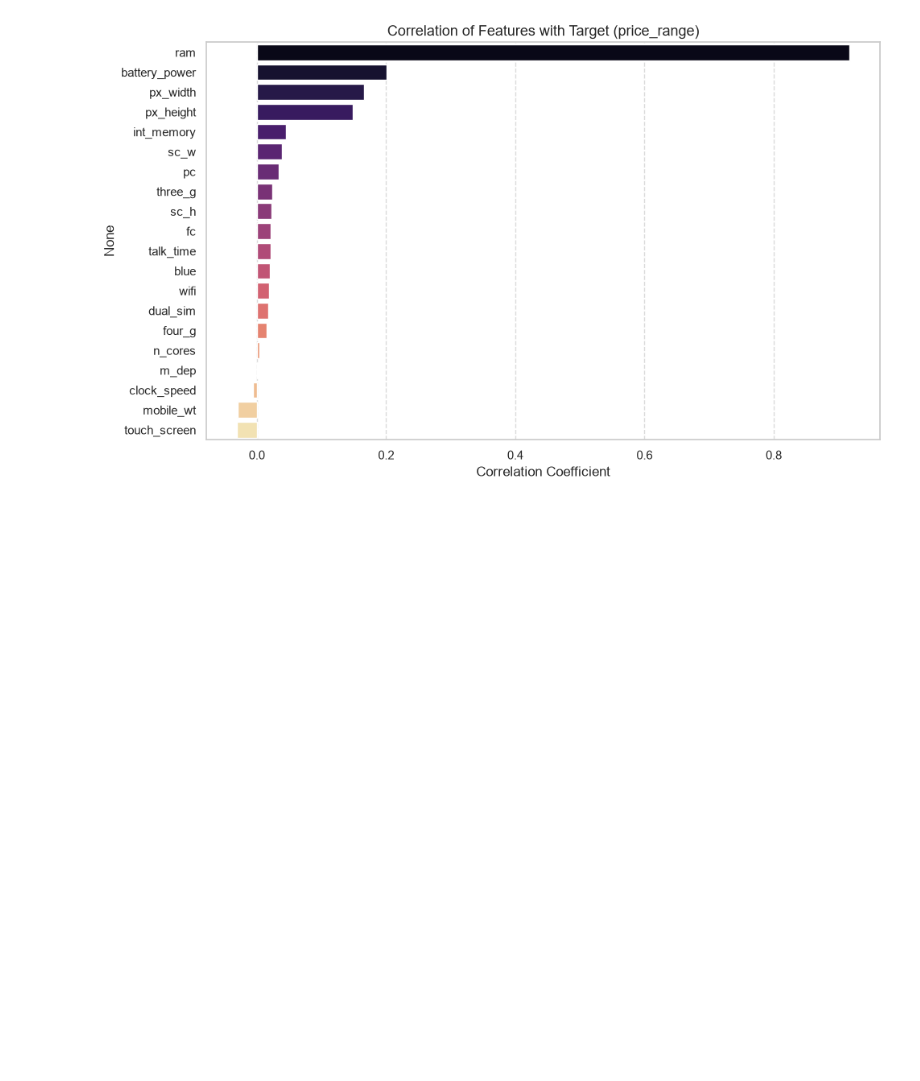
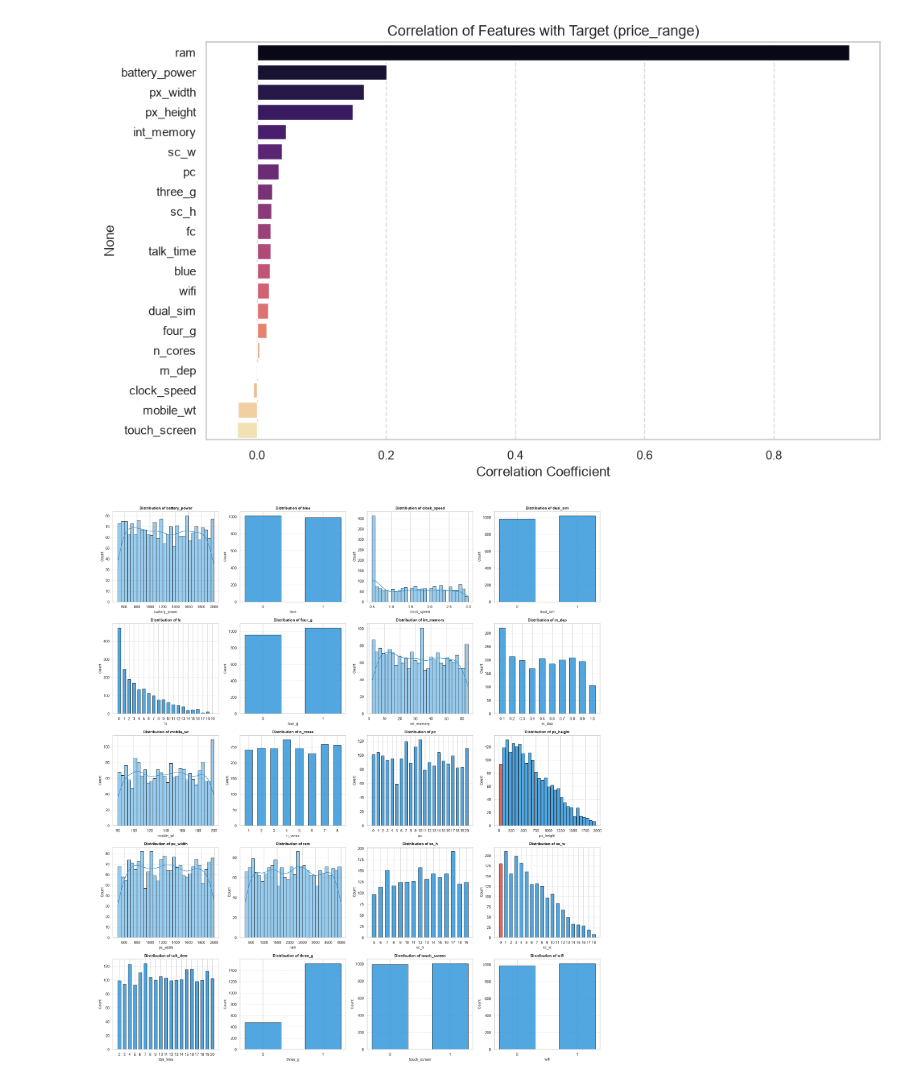
Before and after one commit to MHDadkhah172/MLDailyProject, a Jupyter notebook: 04_phone_price/notebook/EDA_and_preprocessing.ipynb, the cells around one changed output. Saved outputs shown, nothing was run; the diff lists cells and outputs as text; code cells hidden in the pictures; blank space fills up the shorter version.

```diff
--- a/04_phone_price/notebook/EDA_and_preprocessing.ipynb
+++ b/04_phone_price/notebook/EDA_and_preprocessing.ipynb
@@ -120,3 +120,42 @@ plt.tight_layout()
 plt.show()
 # %% [output]
 [figure]
+# %%
+import numpy as np
+import matplotlib.pyplot as plt
+import seaborn as sns
+
+features = [col for col in train_df.columns if col != 'price_range']
+
+fig, axes = plt.subplots(nrows=5, ncols=4, figsize=(20, 22))
+axes = axes.flatten()
+
+for i, col in enumerate(features):
+    if col == 'px_height':
+        counts, bin_edges = np.histogram(train_df[col], bins=30)
+        bin_centers = 0.5 * (bin_edges[:-1] + bin_edges[1:])
+        width = bin_edges[1] - bin_edges[0]
+
+        bars = axes[i].bar(bin_centers, counts, width=width * 0.9, edgecolor='black', alpha=0.85, color='#3498db')
+        bars[0].set_facecolor('#e74c3c')
+
+    elif train_df[col].nunique() <= 25:
+        counts = train_df[col].value_counts().sort_index()
+        x_ticks = [str(x) for x in counts.index]
+
+        colors = ['#e74c3c' if idx == 0 and col == 'sc_w' else '#3498db' for idx in counts.index]
+
+        axes[i].bar(x_ticks, counts.values, color=colors, edgecolor='black', alpha=0.85, width=0.6)
+
+    else:
+        sns.histplot(train_df[col], bins=30, kde=True, ax=axes[i], color='#3498db', edgecolor='black')
+
+    axes[i].set_title(f'Distribution of {col}', fontsize=11, fontweight='bold')
+    axes[i].set_xlabel(col, fontsize=10)
+    axes[i].set_ylabel('Count', fontsize=10)
+    axes[i].grid(axis='y', linestyle='--', alpha=0.5)
+
+plt.tight_layout()
+plt.show()
+# %% [output]
+[figure, added]
```
Also changed, not shown: parts of 4 cells of this notebook, 2 other files.
